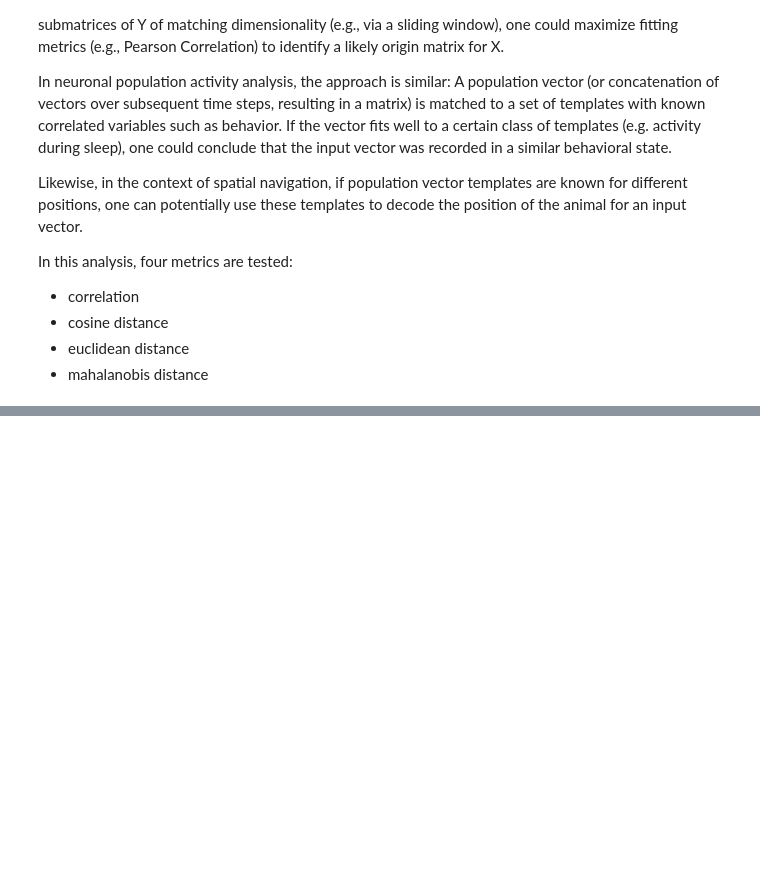
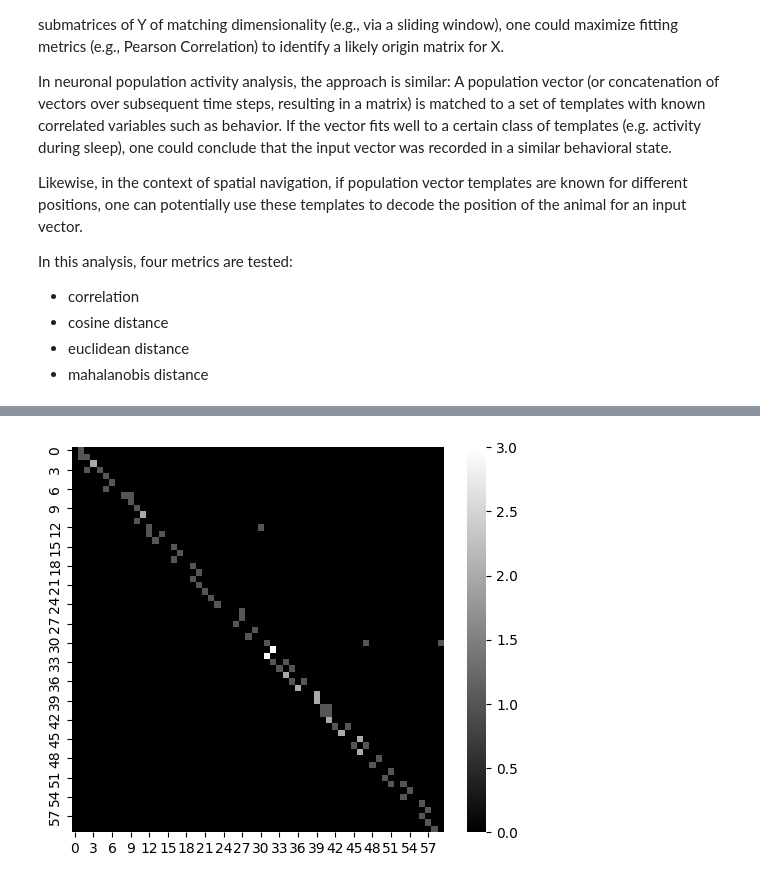
Before and after one commit to Anneser/SpatialInformation, a Jupyter notebook: scripts/LocationDecoding.ipynb, the cells around one changed output, grey strips where cells are left out. Cells and saved outputs as stored; diff of their text form; code cells hidden in the pictures; blank space fills up the shorter version.

```diff
--- a/scripts/LocationDecoding.ipynb
+++ b/scripts/LocationDecoding.ipynb
@@ -619,0 +646,7 @@ for i in range(4):
+# %%
+fig, ax = plt.subplots(1,1, figsize=(6,5))
+
+sns.heatmap(confmatrix_dict["cosine"], fmt="d", cmap="gist_gray")
+plt.savefig("cosine_distance.svg")
+# %% [output]
+[figure, added]
```
Also changed, not shown: parts of 5 cells of this notebook, 1 other file.
